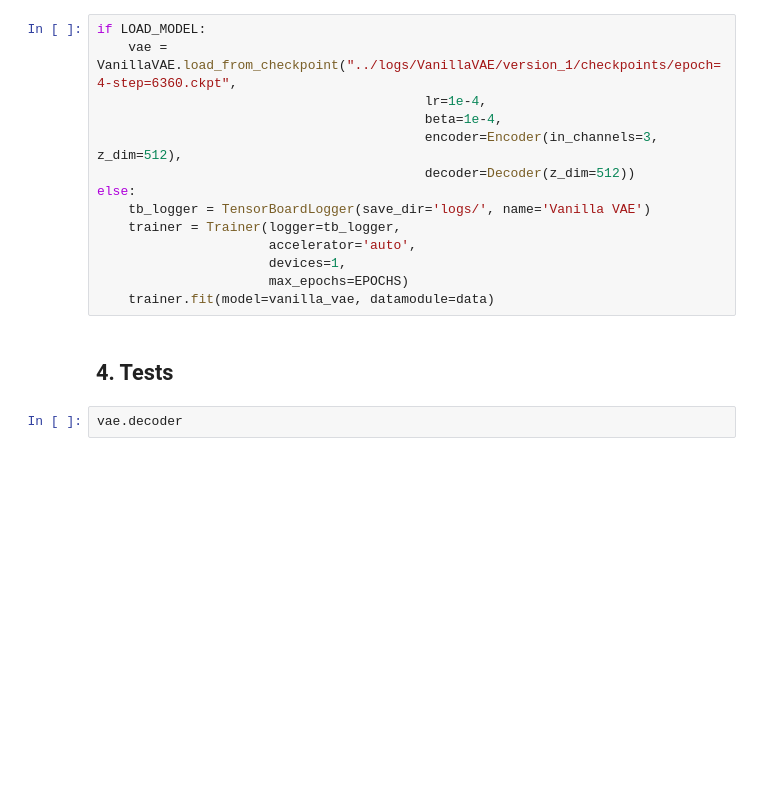
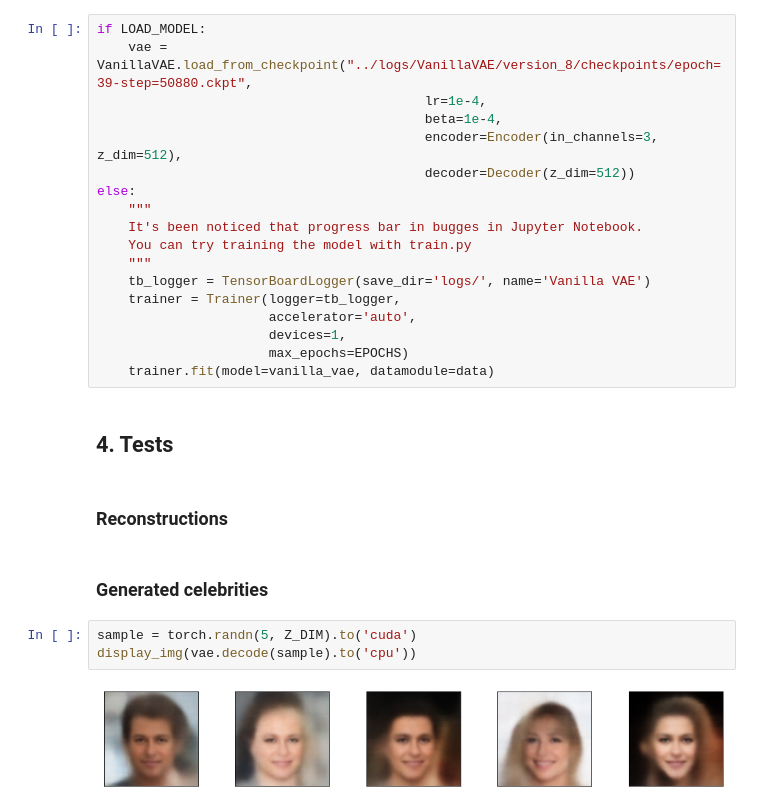
Before and after one commit to Bex0n/CelebA-VAE, a Jupyter notebook: experiments/vanilla_vae.ipynb, the cells around one changed output. Drawn from its saved outputs; the diff is of its cells as text; blank space fills up the shorter version.

```diff
--- a/experiments/vanilla_vae.ipynb
+++ b/experiments/vanilla_vae.ipynb
@@ -84,12 +81,16 @@ vanilla_vae = VanillaVAE(lr=LR,
 ## 3. Train VAE
 # %%
 if LOAD_MODEL:
-    vae = VanillaVAE.load_from_checkpoint("../logs/VanillaVAE/version_1/checkpoints/epoch=4-step=6360.ckpt",
+    vae = VanillaVAE.load_from_checkpoint("../logs/VanillaVAE/version_8/checkpoints/epoch=39-step=50880.ckpt",
                                           lr=1e-4,
                                           beta=1e-4,
                                           encoder=Encoder(in_channels=3, z_dim=512),
                                           decoder=Decoder(z_dim=512))
 else:
+    """
+    It's been noticed that progress bar in bugges in Jupyter Notebook.
+    You can try training the model with train.py
+    """
     tb_logger = TensorBoardLogger(save_dir='logs/', name='Vanilla VAE')
     trainer = Trainer(logger=tb_logger,
                       accelerator='auto',
@@ -98,5 +99,12 @@ else:
     trainer.fit(model=vanilla_vae, datamodule=data)
 # %% [markdown]
 ## 4. Tests
-# %%
-vae.decoder
+# %% [markdown]
+### Reconstructions
+# %% [markdown]
+### Generated celebrities
+# %%
+sample = torch.randn(5, Z_DIM).to('cuda')
+display_img(vae.decode(sample).to('cpu'))
+# %% [output]
+[figure, added]
```
Also changed, not shown: parts of 2 cells of this notebook, 4 other files.
